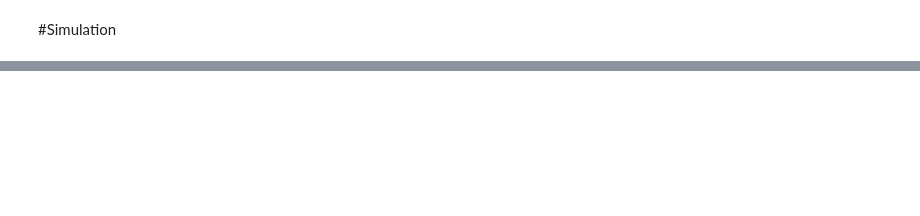
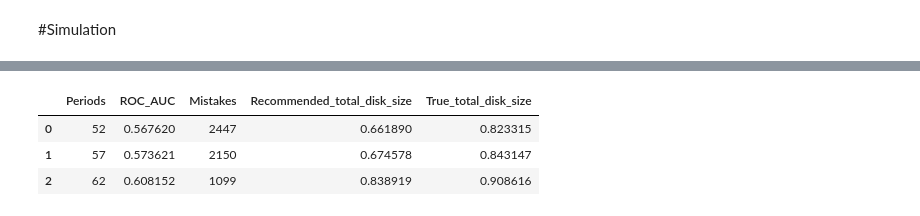
Before and after one commit to yandexdataschool/DataPopularity, a Jupyter notebook: howto/LHCb_RecommendationSystem.ipynb, the cells around one changed output, grey strips where cells are left out. Drawn from its saved outputs; the diff is of its cells as text; code cells hidden in the pictures; blank space fills up the shorter version.

```diff
--- a/howto/LHCb_RecommendationSystem.ipynb
+++ b/howto/LHCb_RecommendationSystem.ipynb
@@ -93,2 +40,16 @@ per.get_total_size(report=period_report, period_data=period_data)
 # %% [markdown]
 #Simulation
+# %%
+from datapop.LHCb import LHCbSimulator
+from datapop.LHCb import RecommendationSystem
+
+risk_matrix = np.array([[0, 1],
+                        [5000, 0]])
+
+rs = RecommendationSystem(forecast_horizont=26, class_abs_thresholds=1, risk_matrix=risk_matrix)
+
+sim = LHCbSimulator(data=test_data,\
+                   begin=52, step=5,\
+                   recommendation_system=rs)
+
+simulation_report = sim.simulation_report()
@@ -95 +69,8 @@ per.get_total_size(report=period_report, period_data=period_data)
+# %%
+simulation_report.irow(range(0,3))
+# %% [output]
+|  | Periods | ROC_AUC | Mistakes | Recommended_total_disk_size | True_total_disk_size |
+| 0 | 52 | 0.567620 | 2447 | 0.661890 | 0.823315 |
+| 1 | 57 | 0.573621 | 2150 | 0.674578 | 0.843147 |
+| 2 | 62 | 0.608152 | 1099 | 0.838919 | 0.908616 |
 # %%
```
Also changed, not shown: parts of 29 cells of this notebook, 13 other files.
